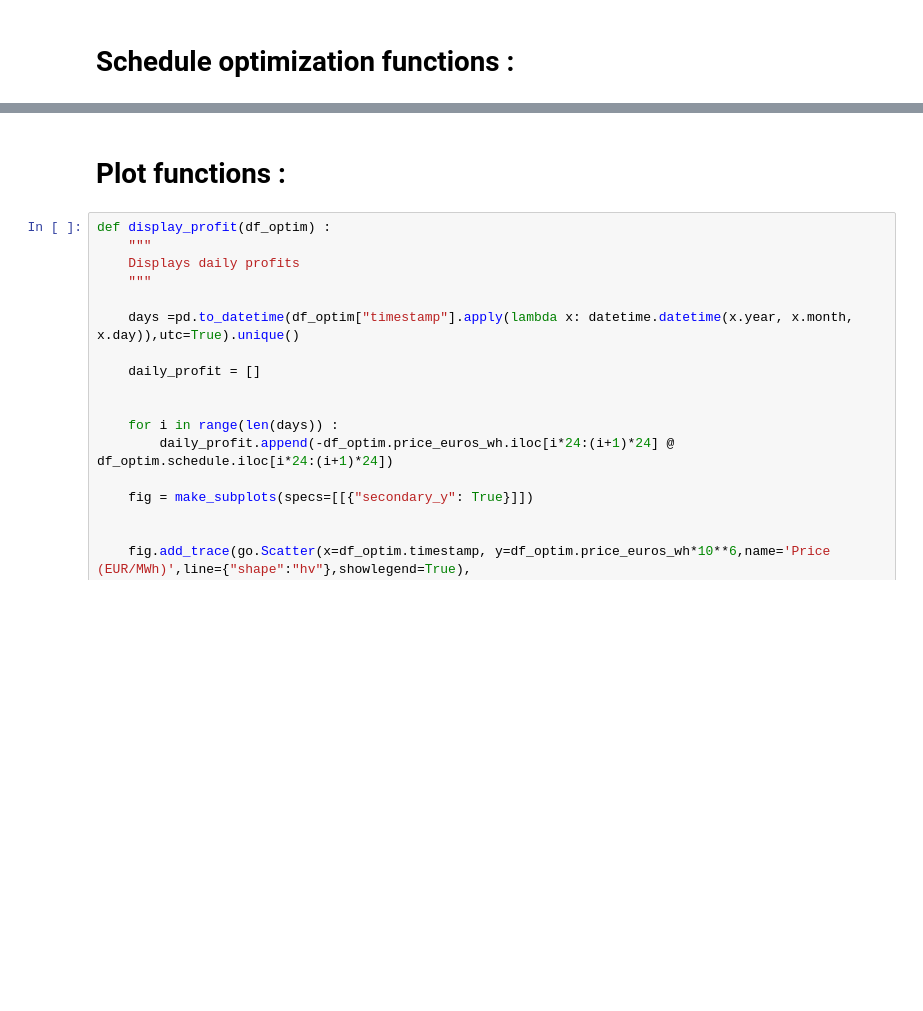
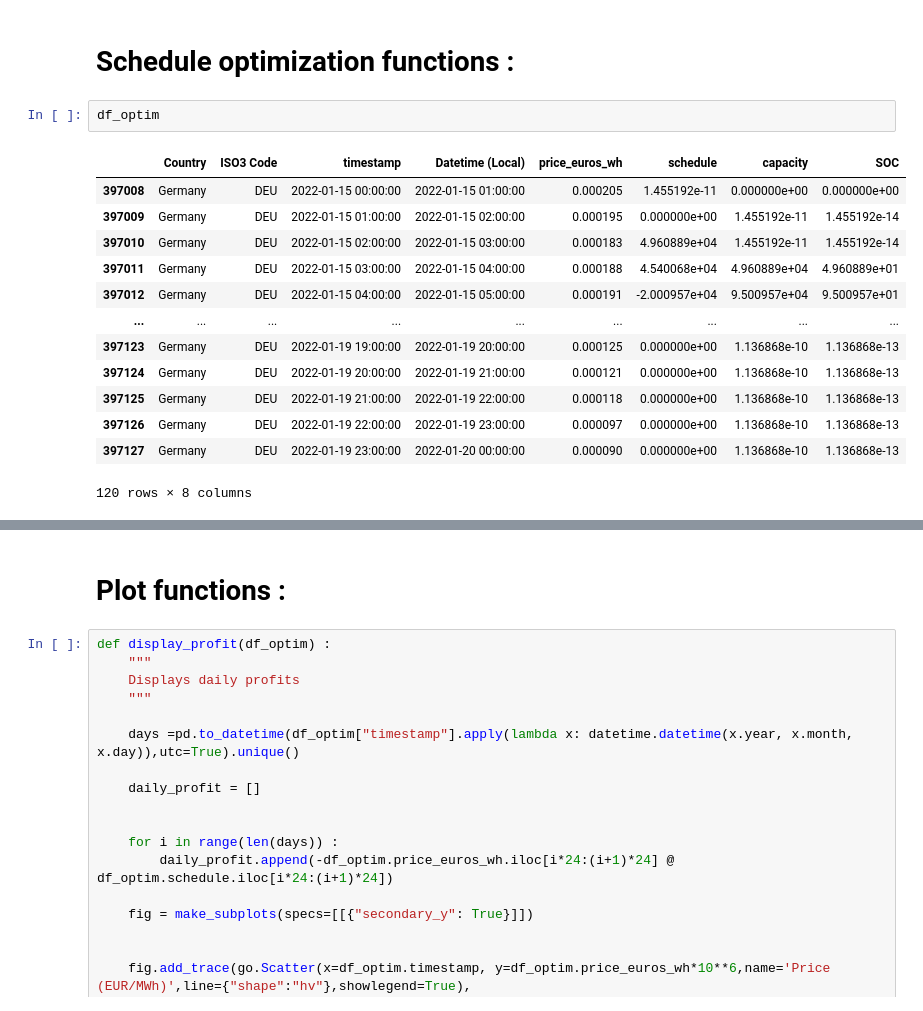
Before and after one commit to albanpuech/Energy-trading-with-battery, a Jupyter notebook: lp_optimizer_ampl.ipynb, the cells around one changed output, grey strips where cells are left out. Saved outputs shown, nothing was run; the diff lists cells and outputs as text; blank space fills up the shorter version.

```diff
--- a/lp_optimizer_ampl.ipynb
+++ b/lp_optimizer_ampl.ipynb
@@ -26,3 +106,19 @@ warnings.filterwarnings("ignore", category=DeprecationWarning)
 # %% [markdown]
 # Schedule optimization functions :
+# %%
+df_optim
+# %% [output]
+|  | Country | ISO3 Code | timestamp | Datetime (Local) | price_euros_wh | schedule | capacity | SOC |
+| 397008 | Germany | DEU | 2022-01-15 00:00:00 | 2022-01-15 01:00:00 | 0.000205 | 1.455192e-11 | 0.000000e+00 | 0.000000e+00 |
+| 397009 | Germany | DEU | 2022-01-15 01:00:00 | 2022-01-15 02:00:00 | 0.000195 | 0.000000e+00 | 1.455192e-11 | 1.455192e-14 |
+| 397010 | Germany | DEU | 2022-01-15 02:00:00 | 2022-01-15 03:00:00 | 0.000183 | 4.960889e+04 | 1.455192e-11 | 1.455192e-14 |
+| 397011 | Germany | DEU | 2022-01-15 03:00:00 | 2022-01-15 04:00:00 | 0.000188 | 4.540068e+04 | 4.960889e+04 | 4.960889e+01 |
+| 397012 | Germany | DEU | 2022-01-15 04:00:00 | 2022-01-15 05:00:00 | 0.000191 | -2.000957e+04 | 9.500957e+04 | 9.500957e+01 |
+| ... | ... | ... | ... | ... | ... | ... | ... | ... |
+| 397123 | Germany | DEU | 2022-01-19 19:00:00 | 2022-01-19 20:00:00 | 0.000125 | 0.000000e+00 | 1.136868e-10 | 1.136868e-13 |
+| 397124 | Germany | DEU | 2022-01-19 20:00:00 | 2022-01-19 21:00:00 | 0.000121 | 0.000000e+00 | 1.136868e-10 | 1.136868e-13 |
+| 397125 | Germany | DEU | 2022-01-19 21:00:00 | 2022-01-19 22:00:00 | 0.000118 | 0.000000e+00 | 1.136868e-10 | 1.136868e-13 |
+| 397126 | Germany | DEU | 2022-01-19 22:00:00 | 2022-01-19 23:00:00 | 0.000097 | 0.000000e+00 | 1.136868e-10 | 1.136868e-13 |
+| 397127 | Germany | DEU | 2022-01-19 23:00:00 | 2022-01-20 00:00:00 | 0.000090 | 0.000000e+00 | 1.136868e-10 | 1.136868e-13 |
+120 rows × 8 columns
 # %%
```
Also changed, not shown: parts of 9 cells of this notebook, 6 other files.
